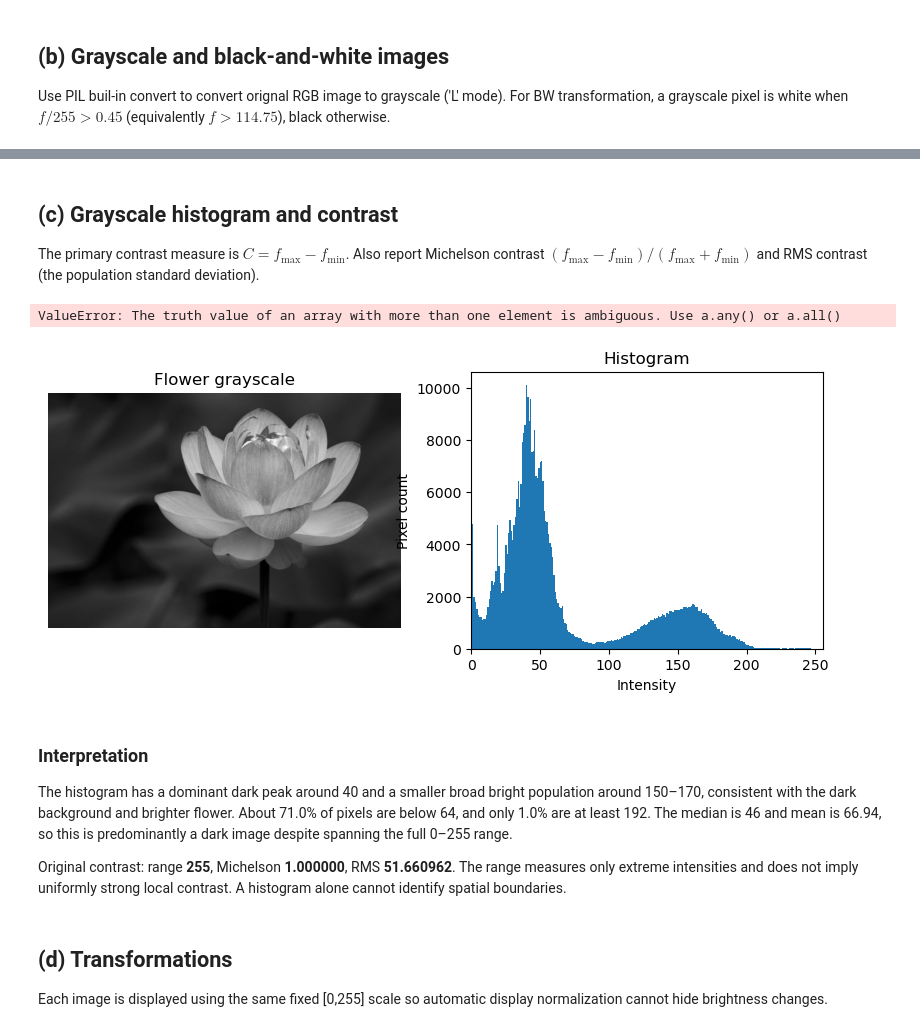
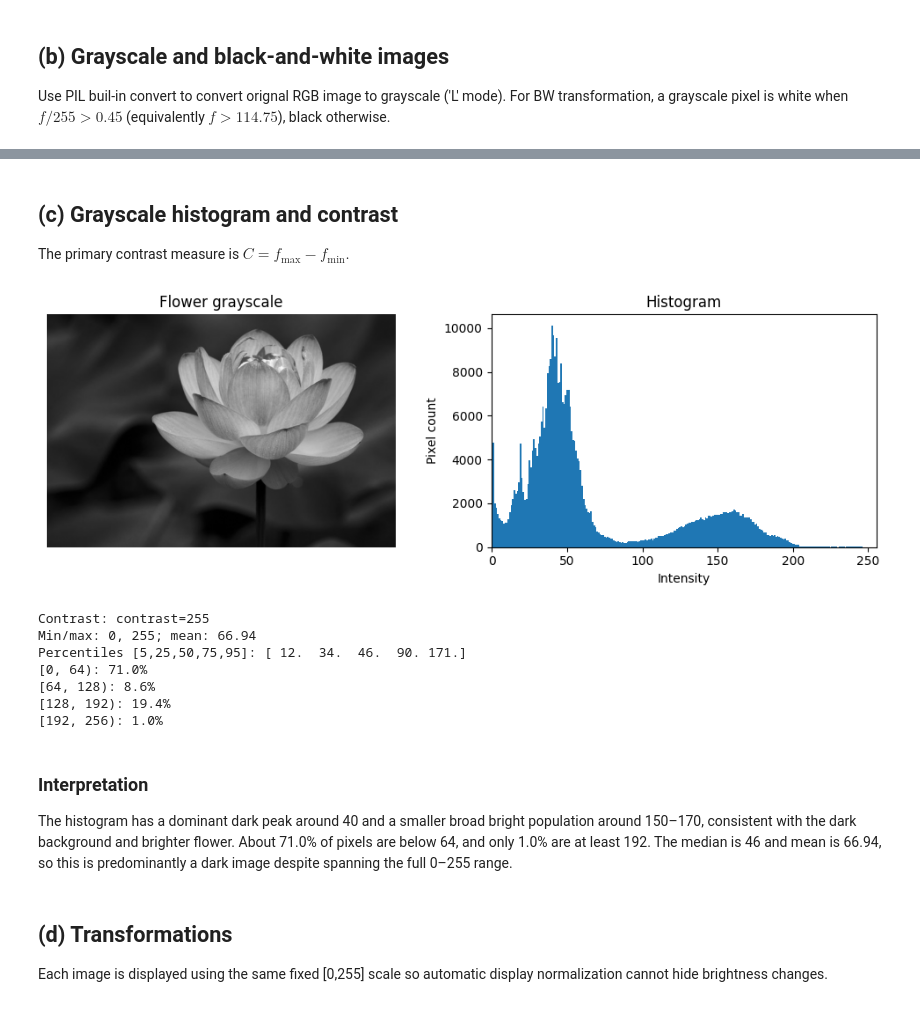
Before and after one commit to kyle-nguyennn/ml-stats-lab, a Jupyter notebook: fda/lab2/Q2_intensity_transformations.ipynb, the cells around one changed output, grey strips where cells are left out. Drawn from its saved outputs; the diff is of its cells as text; code cells hidden in the pictures.

```diff
--- a/fda/lab2/Q2_intensity_transformations.ipynb
+++ b/fda/lab2/Q2_intensity_transformations.ipynb
@@ -78,23 +74,27 @@ plt.show()
 # %% [markdown]
 ## (c) Grayscale histogram and contrast
 
-The primary contrast measure is $C=f_{\max}-f_{\min}$. Also report Michelson contrast $(f_{\max}-f_{\min})/(f_{\max}+f_{\min})$ and RMS contrast (the population standard deviation).
+The primary contrast measure is $C=f_{\max}-f_{\min}$.
 # %%
-image_and_histogram(gray, "Flower grayscale")
+image_and_histogram(f, "Flower grayscale")
 report_contrast(gray, "Contrast")
 print(f"Min/max: {gray.min()}, {gray.max()}; mean: {f.mean():.2f}")
 print("Percentiles [5,25,50,75,95]:", np.percentile(f, [5, 25, 50, 75, 95]))
 for low, high in [(0, 64), (64, 128), (128, 192), (192, 256)]:
     print(f"[{low}, {high}): {np.mean((f >= low) & (f < high)):.1%}")
 # %% [output]
+[figure, new version]
-ValueError: The truth value of an array with more than one element is ambiguous. Use a.any() or a.all()
+Contrast: contrast=255
+Min/max: 0, 255; mean: 66.94
+Percentiles [5,25,50,75,95]: [ 12.  34.  46.  90. 171.]
+[0, 64): 71.0%
+[64, 128): 8.6%
+[128, 192): 19.4%
+[192, 256): 1.0%
-[figure, old version]
 # %% [markdown]
 ### Interpretation
 
 The histogram has a dominant dark peak around 40 and a smaller broad bright population around 150–170, consistent with the dark background and brighter flower. About 71.0% of pixels are below 64, and only 1.0% are at least 192. The median is 46 and mean is 66.94, so this is predominantly a dark image despite spanning the full 0–255 range.
-
-Original contrast: range **255**, Michelson **1.000000**, RMS **51.660962**. The range measures only extreme intensities and does not imply uniformly strong local contrast. A histogram alone cannot identify spatial boundaries.
 # %% [markdown]
 ## (d) Transformations
 
```
Also changed, not shown: parts of 12 cells of this notebook, 2 other files.
